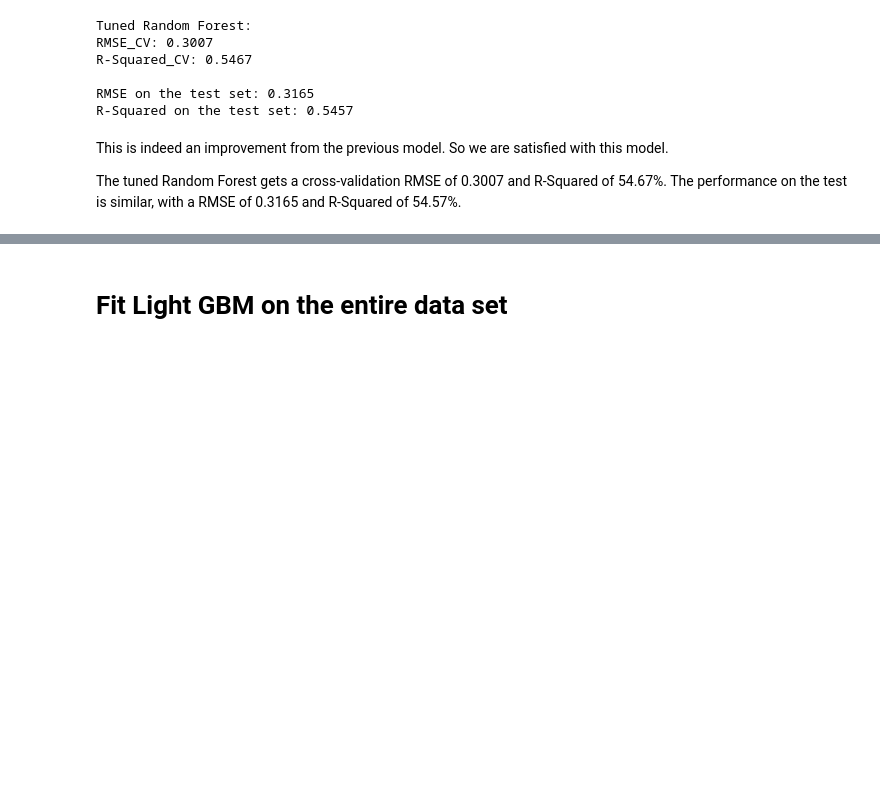
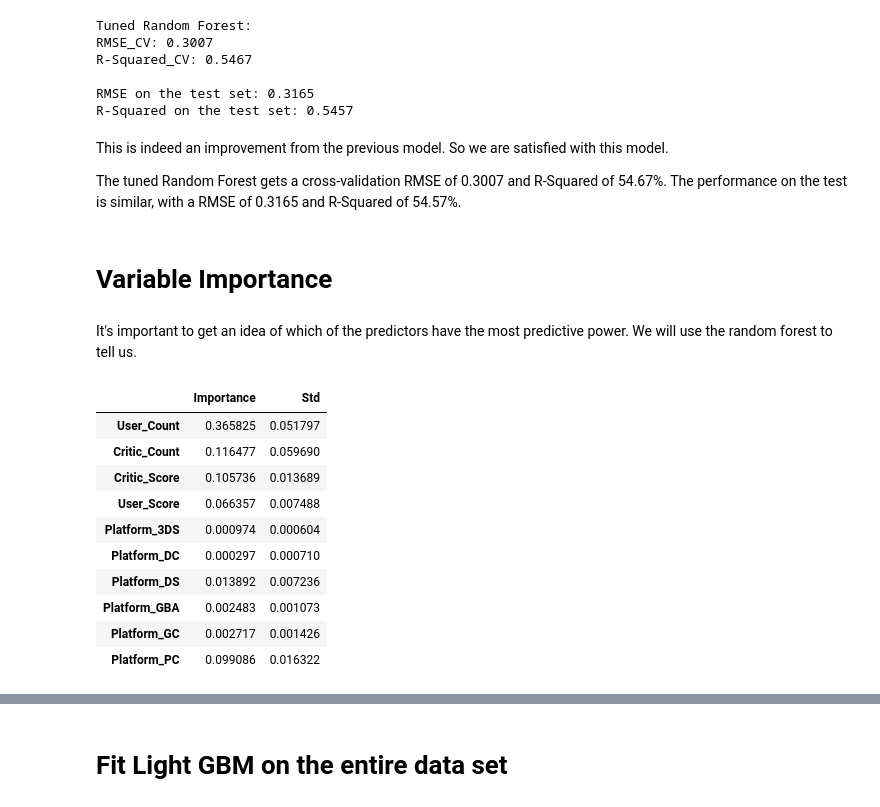
Before and after one commit to sherry9788/STATS131_Final, a Jupyter notebook: Final Project Yunliang Chen.ipynb, the cells around one changed output, grey strips where cells are left out. Cells and saved outputs as stored; diff of their text form; code cells hidden in the pictures; blank space fills up the shorter version.

```diff
--- a/Final Project Yunliang Chen.ipynb
+++ b/Final Project Yunliang Chen.ipynb
@@ -890,3 +893,29 @@ R-Squared on the test set: 0.5457
 This is indeed an improvement from the previous model. So we are satisfied with this model.
 
 The tuned Random Forest gets a cross-validation RMSE of 0.3007 and R-Squared of 54.67%. The performance on the test is similar, with a RMSE of 0.3165 and R-Squared of 54.57%.
+# %% [markdown]
+# Variable Importance
+# %% [markdown]
+It's important to get an idea of which of the predictors have the most predictive power. We will use the random forest to tell us.
+# %%
+#Get the importance from the Random Forest Model
+importance = RF.feature_importances_
+importance = pd.DataFrame(importance, index=data.columns,
+                          columns=["Importance"])
+
+importance["Std"] = np.std([tree.feature_importances_
+                            for tree in RF.estimators_], axis=0)
+
+importance.head(10)
+# %% [output]
+|  | Importance | Std |
+| User_Count | 0.365825 | 0.051797 |
+| Critic_Count | 0.116477 | 0.059690 |
+| Critic_Score | 0.105736 | 0.013689 |
+| User_Score | 0.066357 | 0.007488 |
+| Platform_3DS | 0.000974 | 0.000604 |
+| Platform_DC | 0.000297 | 0.000710 |
+| Platform_DS | 0.013892 | 0.007236 |
+| Platform_GBA | 0.002483 | 0.001073 |
+| Platform_GC | 0.002717 | 0.001426 |
+| Platform_PC | 0.099086 | 0.016322 |
```
Also changed, not shown: parts of 11 cells of this notebook.
